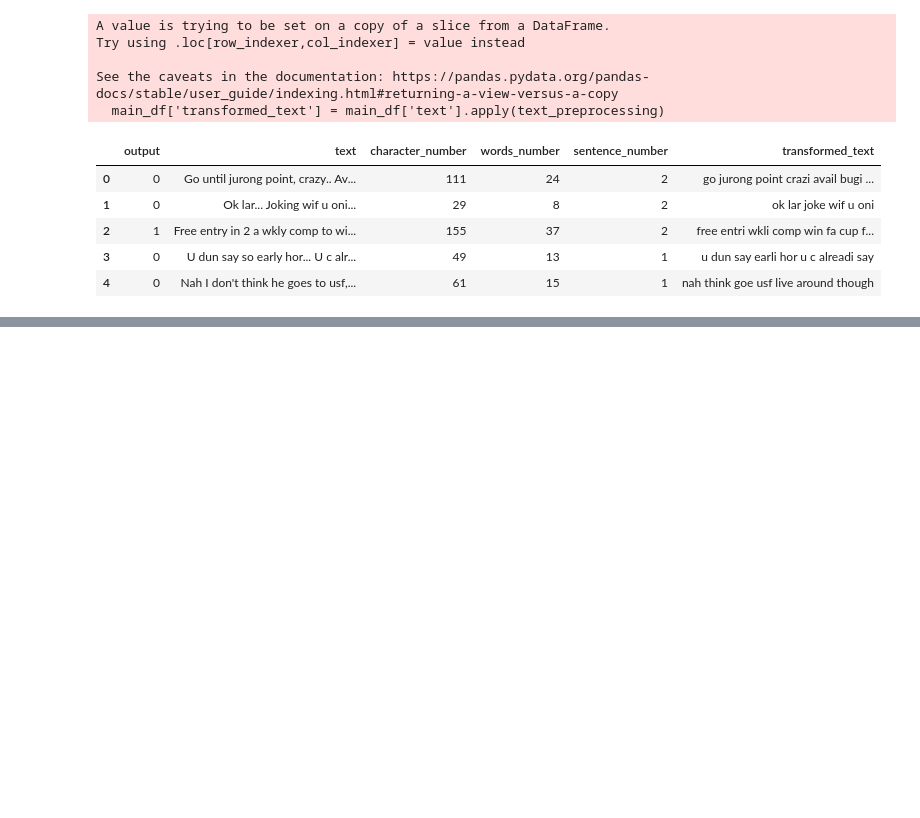
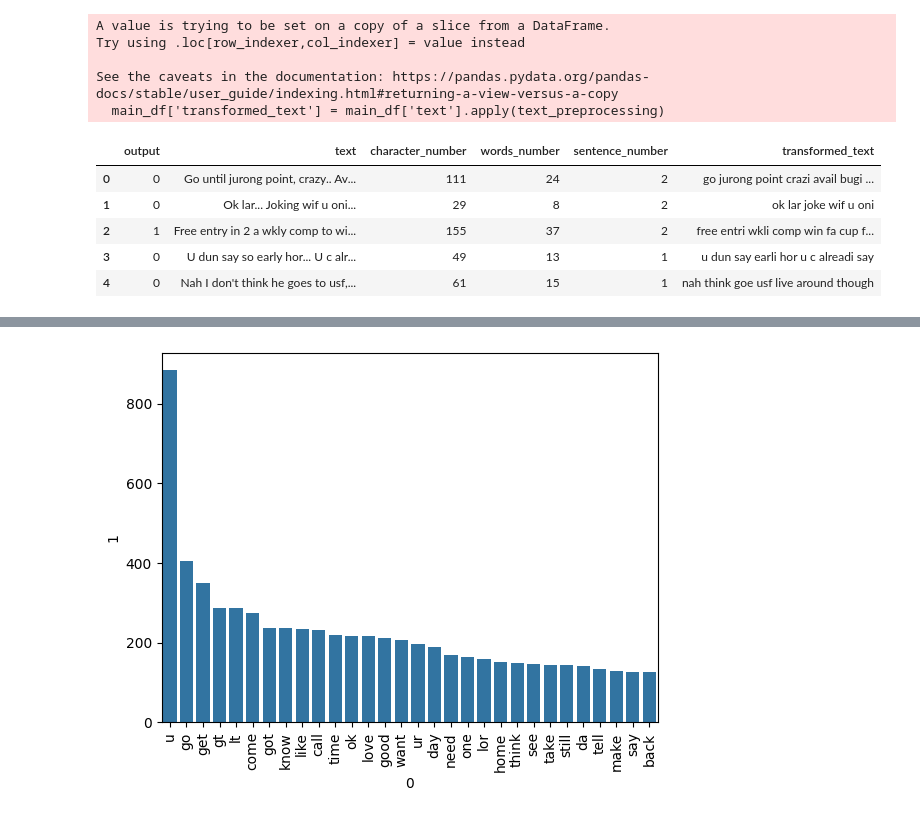
Before and after one commit to lalchhabi/Email_SMS_Spam_Detection, a Jupyter notebook: email_sms_classifier.ipynb, the cells around one changed output, grey strips where cells are left out. Saved outputs shown, nothing was run; the diff lists cells and outputs as text; code cells hidden in the pictures; blank space fills up the shorter version.

```diff
--- a/email_sms_classifier.ipynb
+++ b/email_sms_classifier.ipynb
@@ -367,0 +421,14 @@ main_df.head()
+# %%
+### Extract the most frequent words of ham
+ham_words = []
+for sentence in main_df[main_df['output'] == 0]['transformed_text']:
+    for each_word in sentence.split():
+        ham_words.append(each_word)
+# %%
+from collections import Counter
+most_frequent_ham_words = pd.DataFrame(Counter(ham_words).most_common(30))
+sns.barplot(x = most_frequent_ham_words[0], y = most_frequent_ham_words[1])
+plt.xticks(rotation = 'vertical')
+plt.show()
+# %% [output]
+[figure, added]
```
Also changed, not shown: parts of 9 cells of this notebook.
